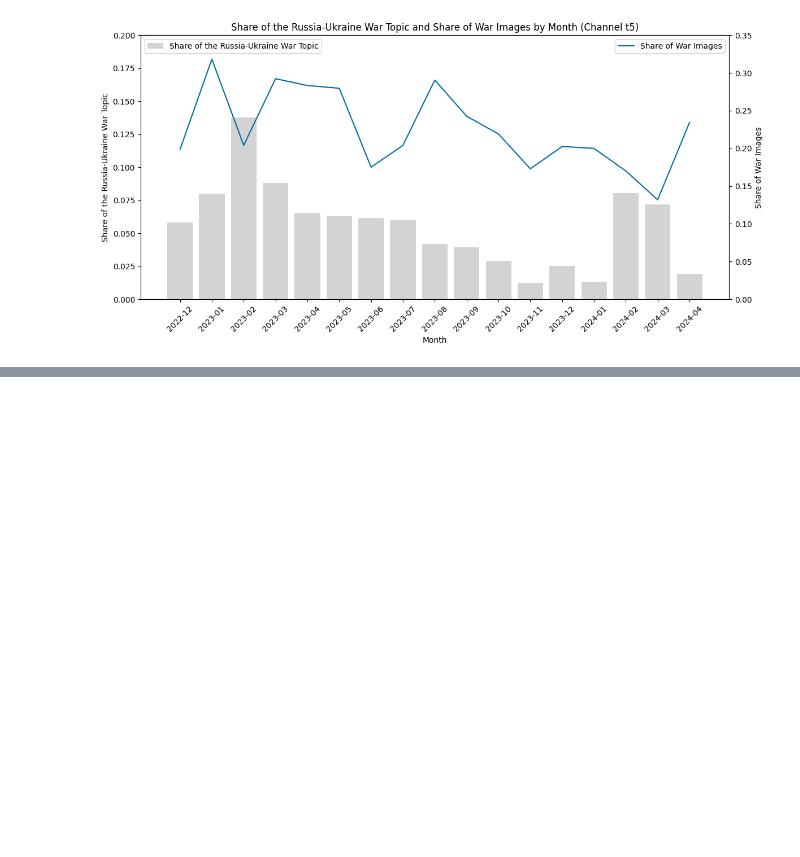
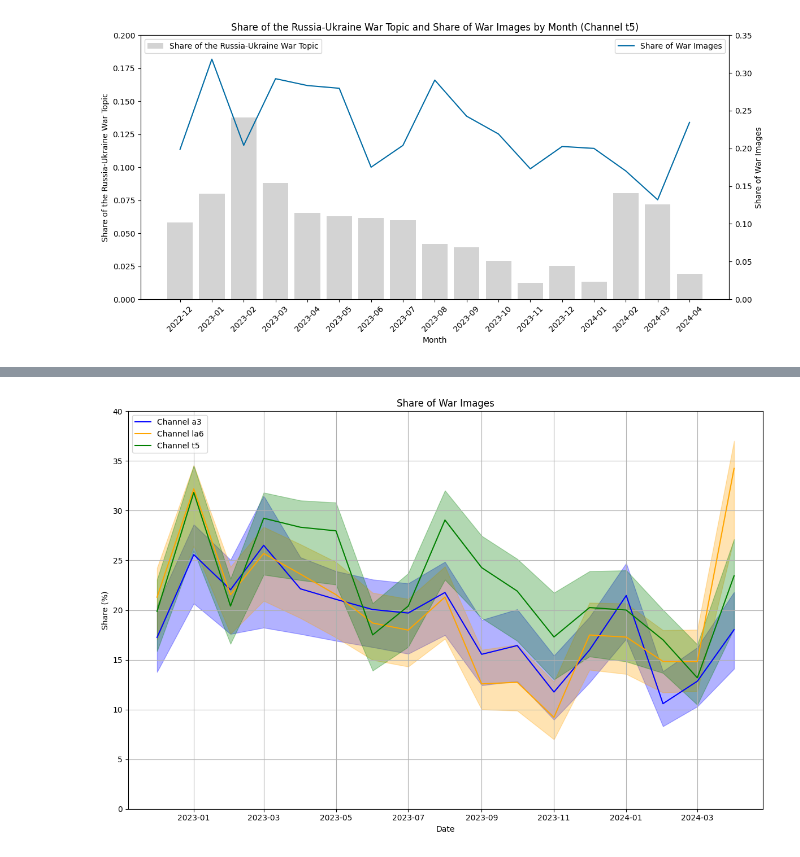
Before and after one commit to adgianv/Thesis---War-Image-Classification, a Jupyter notebook: Inference.ipynb, the cells around one changed output, grey strips where cells are left out. Saved outputs shown, nothing was run; the diff lists cells and outputs as text; code cells hidden in the pictures; blank space fills up the shorter version.

```diff
--- a/Inference.ipynb
+++ b/Inference.ipynb
@@ -1318,0 +1678,89 @@ plt.show()
+# %%
+# Convert year_month column to datetime if not already
+final_df['year_month'] = pd.to_datetime(final_df['year_month'])
+
+# Extracting error values for a3
+a3_values = final_df['a3_share_class_1'] * 100
+a3_lower_bound = []
+a3_upper_bound = []
+
+for date in final_df['year_month'].dt.strftime('%Y-%m'):
+    lower_key = f"{date}_lower"
+    upper_key = f"{date}_upper"
+    if lower_key in a3_min_max and upper_key in a3_min_max:
+        lower_bound = a3_min_max[lower_key] * 100
+        upper_bound = a3_min_max[upper_key] * 100
+        a3_lower_bound.append(lower_bound)
+        a3_upper_bound.append(upper_bound)
+    else:
+        # If no data is found, assume no error (just plot the line)
+        a3_lower_bound.append(None)
+        a3_upper_bound.append(None)
+
+# Extracting error values for la6
+la6_values = final_df['la6_share_class_1'] * 100
+la6_lower_bound = []
+la6_upper_bound = []
+
+for date in final_df['year_month'].dt.strftime('%Y-%m'):
+    lower_key = f"{date}_lower"
+    upper_key = f"{date}_upper"
+    if lower_key in la6_min_max and upper_key in la6_min_max:
+        lower_bound = la6_min_max[lower_key] * 100
+        upper_bound = la6_min_max[upper_key] * 100
+        la6_lower_bound.append(lower_bound)
+        la6_upper_bound.append(upper_bound)
+    else:
+        # If no data is found, assume no error (just plot the line)
+        la6_lower_bound.append(None)
+        la6_upper_bound.append(None)
+
+# Extracting error values for t5
+t5_values = final_df['t5_share_class_1'] * 100
+t5_lower_bound = []
+t5_upper_bound = []
+
+for date in final_df['year_month'].dt.strftime('%Y-%m'):
+    lower_key = f"{date}_lower"
+    upper_key = f"{date}_upper"
+    if lower_key in t5_min_max and upper_key in t5_min_max:
+        lower_bound = t5_min_max[lower_key] * 100
+        upper_bound = t5_min_max[upper_key] * 100
+        t5_lower_bound.append(lower_bound)
+        t5_upper_bound.append(upper_bound)
+    else:
+        # If no data is found, assume no error (just plot the line)
+        t5_lower_bound.append(None)
+        t5_upper_bound.append(None)
+
+# Plotting
+plt.figure(figsize=(12, 8))
+
+# Plot with error bars for a3
+plt.plot(final_df['year_month'], a3_values, label='Channel a3', color='blue')
+
+# Fill the area between the error bounds for a3
+plt.fill_between(final_df['year_month'], a3_lower_bound, a3_upper_bound, color='blue', alpha=0.3)
+
+# Plot with error bars for la6
+plt.plot(final_df['year_month'], la6_values, label='Channel la6', color='orange')
+
+# Fill the area between the error bounds for la6
+plt.fill_between(final_df['year_month'], la6_lower_bound, la6_upper_bound, color='orange', alpha=0.3)
+
+# Plot with error bars for t5
+plt.plot(final_df['year_month'], t5_values, label='Channel t5', color='green')
+
+# Fill the area between the error bounds for t5
+plt.fill_between(final_df['year_month'], t5_lower_bound, t5_upper_bound, color='green', alpha=0.3)
+
+plt.title('Share of War Images')
+plt.xlabel('Date')
+plt.ylabel('Share (%)')
+plt.ylim(0, 40)
+plt.legend()
+plt.grid(True)
+plt.tight_layout()
+plt.show()
+# %% [output]
+[figure, added]
```
Also changed, not shown: parts of 31 cells of this notebook.
